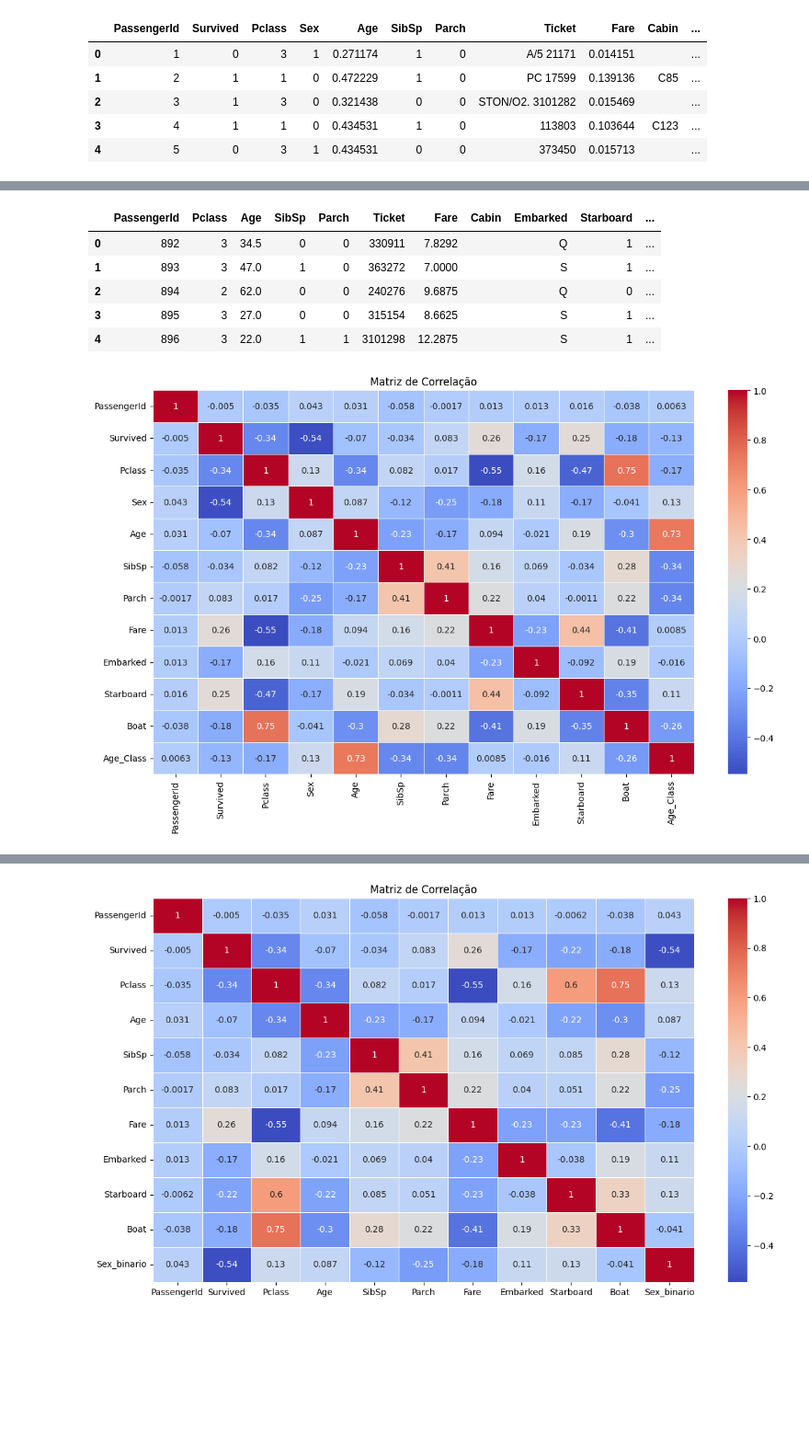
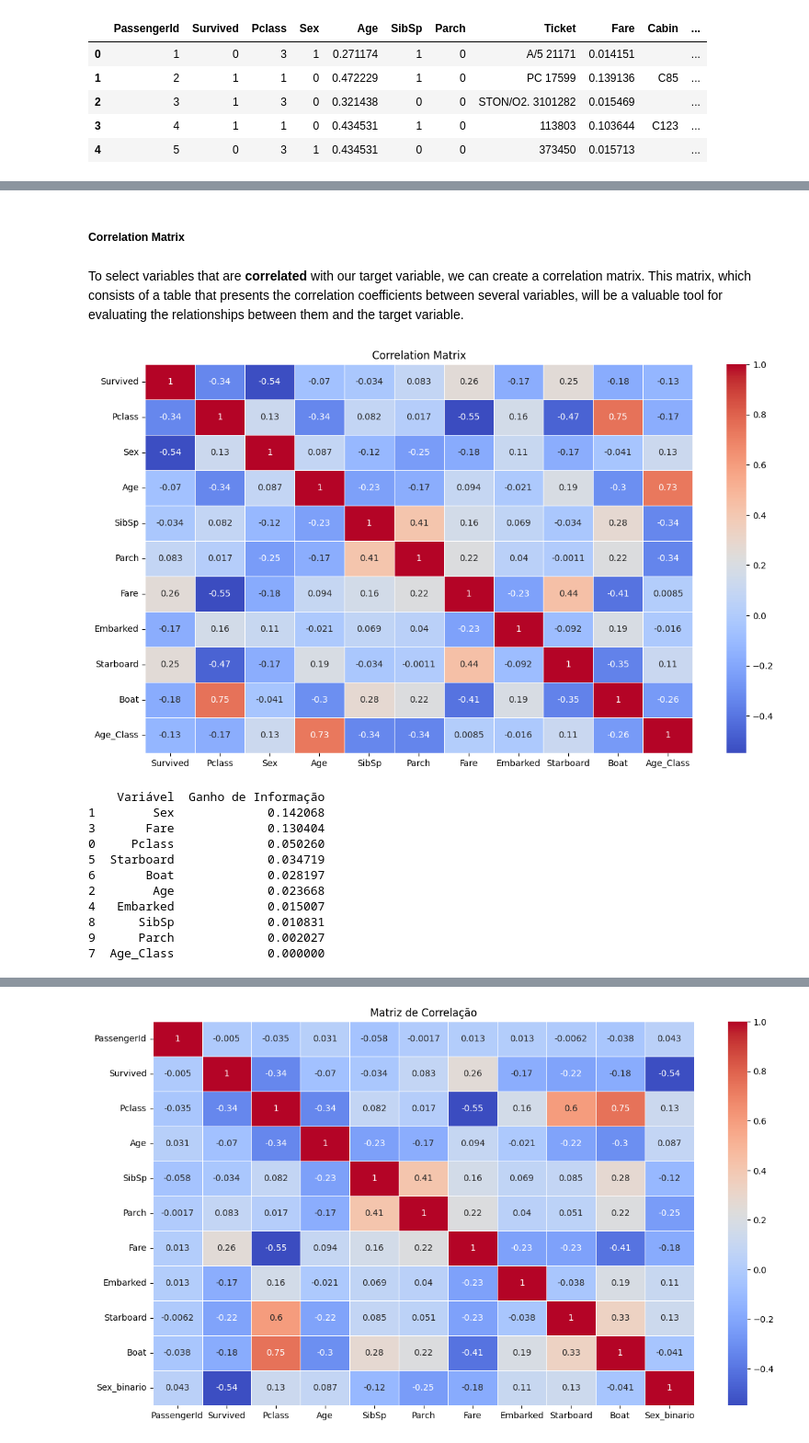
Before and after one commit to maylonleoncio/titanic, a Jupyter notebook: titanic_analysis.ipynb, the cells around one changed output, grey strips where cells are left out. Shown at 92% size. Saved outputs shown, nothing was run; the diff lists cells and outputs as text; code cells hidden in the pictures; blank space fills up the shorter version.

```diff
--- a/titanic_analysis.ipynb
+++ b/titanic_analysis.ipynb
@@ -731,24 +717,17 @@ train['faixa_age_new'].unique()
-# %%
-test = test.fillna(test['Age'].mean())
-one_hot_encoded_data_test = pd.get_dummies(test, columns = ['Sex'], dtype='int')
-one_hot_encoded_data_test['faixa_age'] =  pd.cut(test['Age'], bins=[0, 18, 20, 30, 40, 50, 60, 70, 80, 90, 100], labels=[1, 2, 3, 4, 5, 6, 7, 8, 9, 10], right=False)
-one_hot_encoded_data_test.head()
-# %% [output]
-|  | PassengerId | Pclass | Age | SibSp | Parch | Ticket | Fare | Cabin | Embarked | Starboard | ... |
-| 0 | 892 | 3 | 34.5 | 0 | 0 | 330911 | 7.8292 |  | Q | 1 | ... |
-| 1 | 893 | 3 | 47.0 | 1 | 0 | 363272 | 7.0000 |  | S | 1 | ... |
-| 2 | 894 | 2 | 62.0 | 0 | 0 | 240276 | 9.6875 |  | Q | 0 | ... |
-| 3 | 895 | 3 | 27.0 | 0 | 0 | 315154 | 8.6625 |  | S | 1 | ... |
-| 4 | 896 | 3 | 22.0 | 1 | 1 | 3101298 | 12.2875 |  | S | 1 | ... |
+# %% [markdown]
+##### Correlation Matrix
+# %% [markdown]
+To select variables that are __correlated__ with our target variable, we can create a correlation matrix. This matrix, which consists of a table that presents the correlation coefficients between several variables, will be a valuable tool for evaluating the relationships between them and the target variable.
 # %%
-matrix_corr = train.drop(columns=['Ticket', 'Cabin']).corr()
+# Correlation Matrix
+matrix_corr = train.drop(columns=['PassengerId', 'Ticket', 'Cabin']).corr()
 
 plt.figure(figsize=(14, 8))
 sns.heatmap(matrix_corr, annot=True, cmap='coolwarm', linewidths=0.5)
-plt.title('Matriz de Correlação')
+plt.title('Correlation Matrix')
 plt.show()
 # %% [output]
-[figure, old version]
+[figure, new version]
 # %%
 one_hot_encoded_data_test = one_hot_encoded_data_test[['Sex_female', 'Sex_male', 'Pclass', 'Age', 'faixa_age', 'Fare']]
 one_hot_encoded_data_test.head()
@@ -760,0 +734,24 @@ train
+# %%
+X = train[['Pclass', 'Sex',  'Age', 'Fare', 'Embarked', 'Starboard' ,'Boat', 'Age_Class', 'SibSp', 'Parch']]
+y = train.Survived
+
+ganho_informacao = mutual_info_classif(X, y, discrete_features="auto")
+
+# Criar um DataFrame com os resultados
+resultado = pd.DataFrame({"Variável": X.columns, "Ganho de Informação": ganho_informacao})
+resultado = resultado.sort_values(by="Ganho de Informação", ascending=False)
+
+# Exibir os resultados
+print(resultado)
+# %% [output]
+    Variável  Ganho de Informação
+1        Sex             0.142068
+3       Fare             0.130404
+0     Pclass             0.050260
+5  Starboard             0.034719
+6       Boat             0.028197
+2        Age             0.023668
+4   Embarked             0.015007
+8      SibSp             0.010831
+9      Parch             0.002027
+7  Age_Class             0.000000
```
Also changed, not shown: parts of 16 cells of this notebook.
